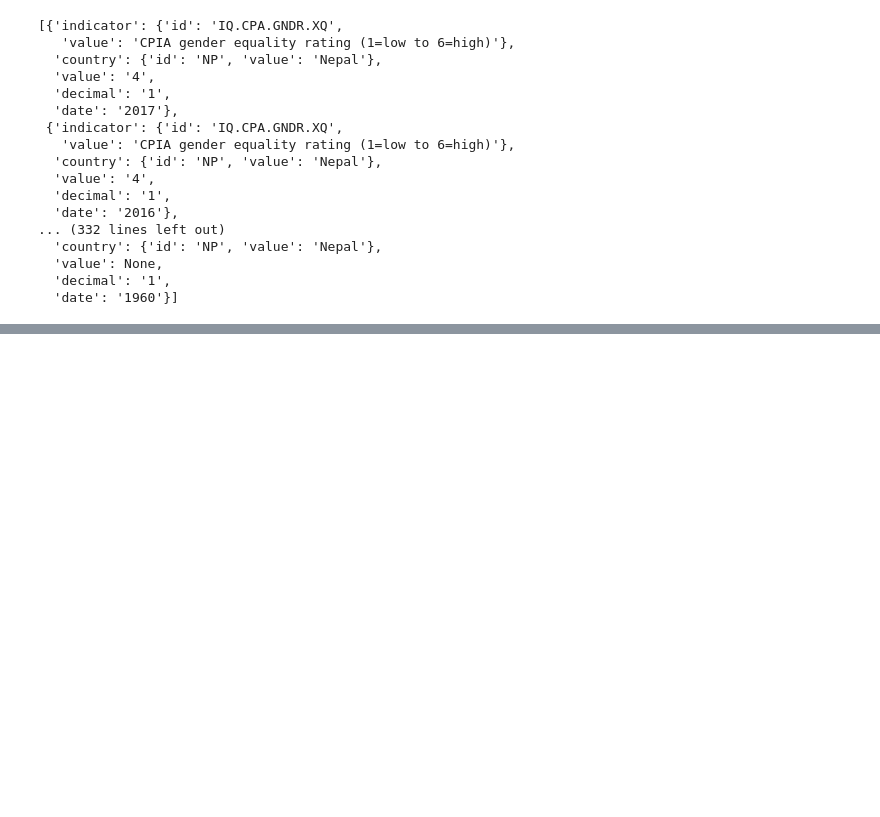
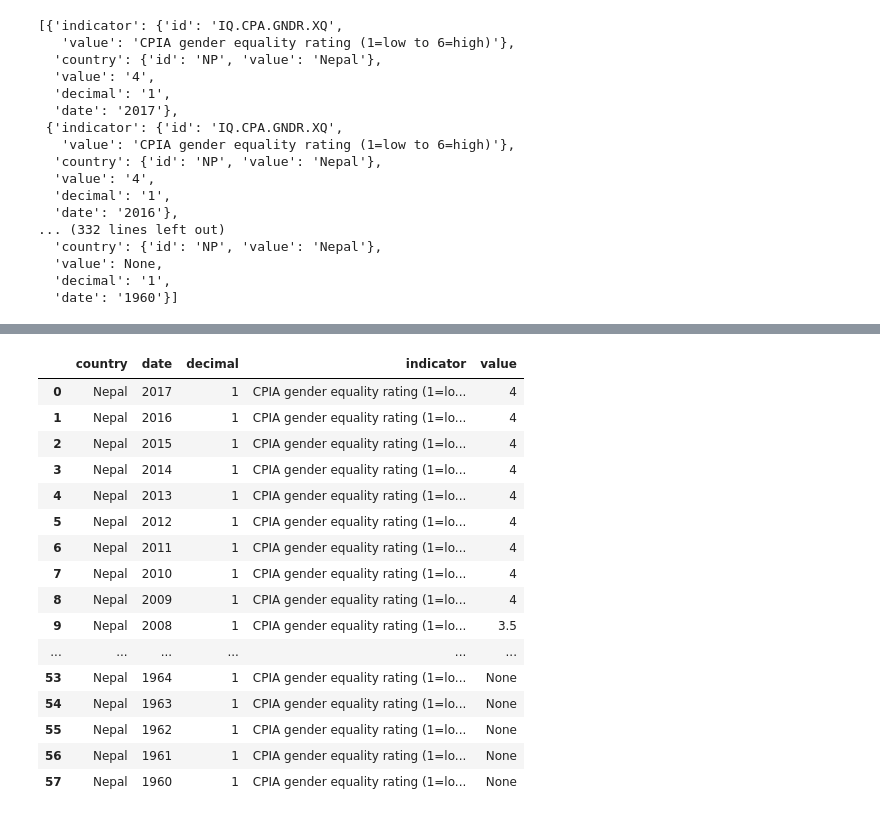
Before and after one commit to omar-d/EPA-WB-Equity, a Jupyter notebook: wbdata_tutorial.ipynb, the cells around one changed output, grey strips where cells are left out. Saved outputs shown, nothing was run; the diff lists cells and outputs as text; code cells hidden in the pictures; blank space fills up the shorter version.

```diff
--- a/wbdata_tutorial.ipynb
+++ b/wbdata_tutorial.ipynb
@@ -122,0 +194,22 @@ wbdata.get_data("IQ.CPA.GNDR.XQ", country="NPL")
+# %%
+#Clean the column value of 'indicator' by using str.slice
+CPIA_NPL['indicator'] = CPIA_NPL.indicator.astype(str).str.slice(35,-2)
+CPIA_NPL
+# %% [output]
+|  | country | date | decimal | indicator | value |
+| 0 | Nepal | 2017 | 1 | CPIA gender equality rating (1=lo... | 4 |
+| 1 | Nepal | 2016 | 1 | CPIA gender equality rating (1=lo... | 4 |
+| 2 | Nepal | 2015 | 1 | CPIA gender equality rating (1=lo... | 4 |
+| 3 | Nepal | 2014 | 1 | CPIA gender equality rating (1=lo... | 4 |
+| 4 | Nepal | 2013 | 1 | CPIA gender equality rating (1=lo... | 4 |
+| 5 | Nepal | 2012 | 1 | CPIA gender equality rating (1=lo... | 4 |
+| 6 | Nepal | 2011 | 1 | CPIA gender equality rating (1=lo... | 4 |
+| 7 | Nepal | 2010 | 1 | CPIA gender equality rating (1=lo... | 4 |
+| 8 | Nepal | 2009 | 1 | CPIA gender equality rating (1=lo... | 4 |
+| 9 | Nepal | 2008 | 1 | CPIA gender equality rating (1=lo... | 3.5 |
+| ... | ... | ... | ... | ... | ... |
+| 53 | Nepal | 1964 | 1 | CPIA gender equality rating (1=lo... | None |
+| 54 | Nepal | 1963 | 1 | CPIA gender equality rating (1=lo... | None |
+| 55 | Nepal | 1962 | 1 | CPIA gender equality rating (1=lo... | None |
+| 56 | Nepal | 1961 | 1 | CPIA gender equality rating (1=lo... | None |
+| 57 | Nepal | 1960 | 1 | CPIA gender equality rating (1=lo... | None |
```
Also changed, not shown: parts of 7 cells of this notebook.
